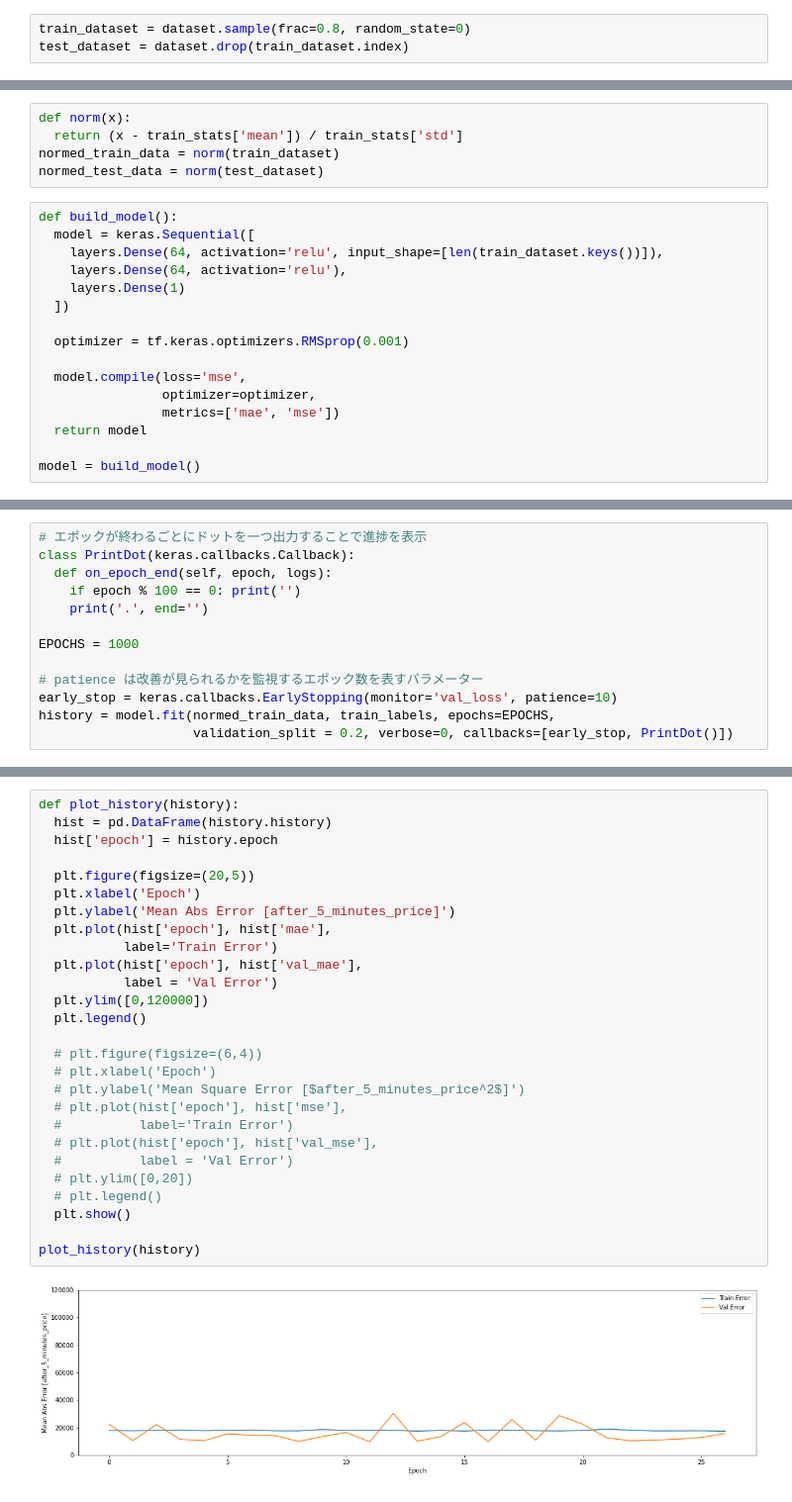
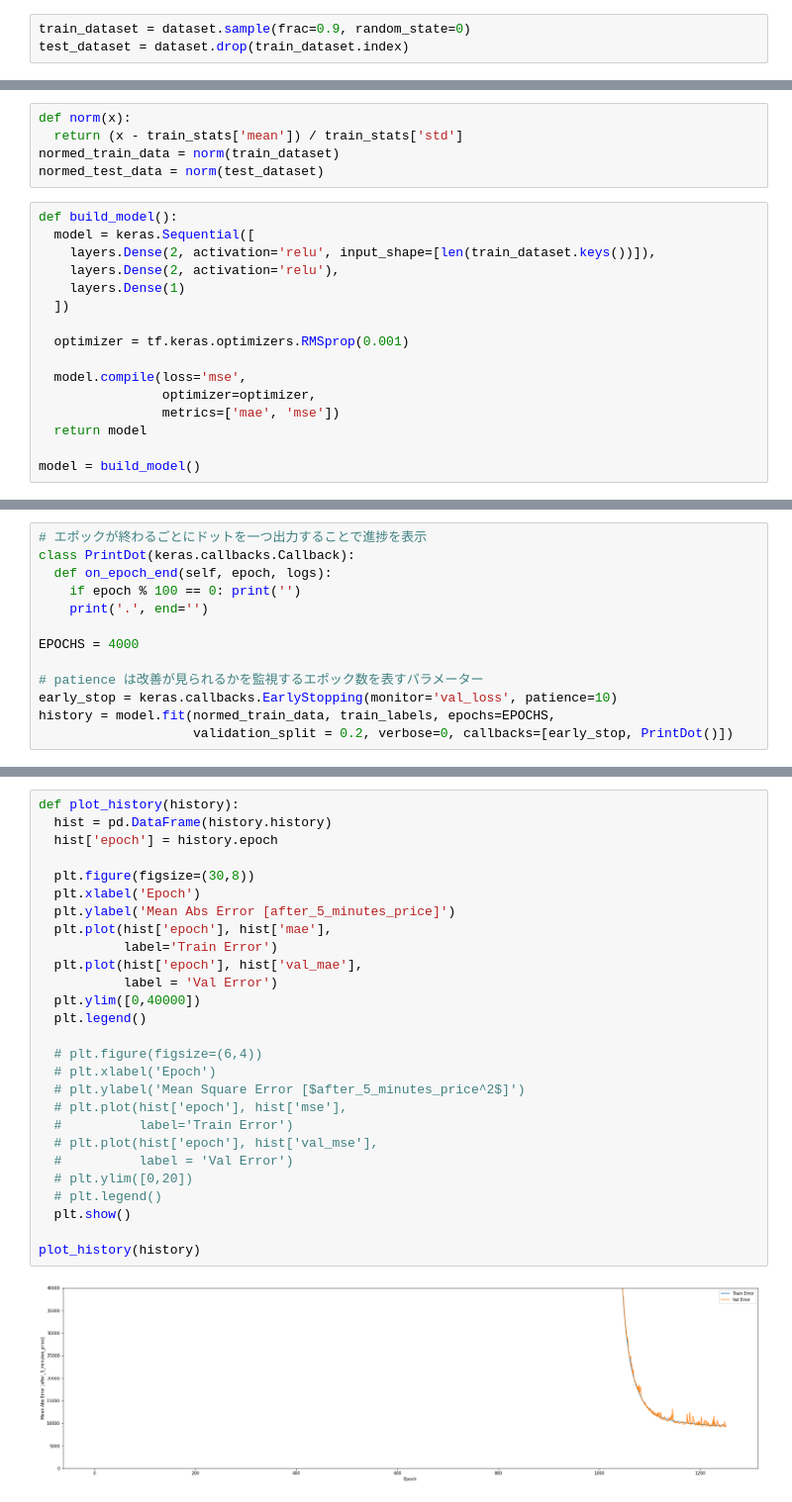
Before and after one commit to shingo8422/tensorflow-crypt-price-predict, a Jupyter notebook: use_volume/makemodel.ipynb, the cells around one changed output, grey strips where cells are left out. Shown: that part at 99% size. Cells and saved outputs as stored; diff of their text form.

```diff
--- a/use_volume/makemodel.ipynb
+++ b/use_volume/makemodel.ipynb
@@ -45,6 +45,6 @@ dataset.tail()
 5 rows × 601 columns
 # %%
-train_dataset = dataset.sample(frac=0.8, random_state=0)
+train_dataset = dataset.sample(frac=0.9, random_state=0)
 test_dataset = dataset.drop(train_dataset.index)
 # %%
 train_stats = train_dataset.describe()
@@ -76,8 +76,8 @@ normed_test_data = norm(test_dataset)
 # %%
 def build_model():
   model = keras.Sequential([
-    layers.Dense(64, activation='relu', input_shape=[len(train_dataset.keys())]),
-    layers.Dense(64, activation='relu'),
+    layers.Dense(2, activation='relu', input_shape=[len(train_dataset.keys())]),
+    layers.Dense(2, activation='relu'),
     layers.Dense(1)
   ])
 
@@ -143,7 +143,7 @@ class PrintDot(keras.callbacks.Callback):
     if epoch % 100 == 0: print('')
     print('.', end='')
 
-EPOCHS = 1000
+EPOCHS = 4000
 
 # patience は改善が見られるかを監視するエポック数を表すパラメーター
 early_stop = keras.callbacks.EarlyStopping(monitor='val_loss', patience=10)
@@ -165,32 +177,32 @@ hist.tail()
 # %%
 def plot_history(history):
   hist = pd.DataFrame(history.history)
   hist['epoch'] = history.epoch
 
-  plt.figure(figsize=(20,5))
+  plt.figure(figsize=(30,8))
   plt.xlabel('Epoch')
   plt.ylabel('Mean Abs Error [after_5_minutes_price]')
   plt.plot(hist['epoch'], hist['mae'],
            label='Train Error')
   plt.plot(hist['epoch'], hist['val_mae'],
            label = 'Val Error')
-  plt.ylim([0,120000])
+  plt.ylim([0,40000])
   plt.legend()
 
   # plt.figure(figsize=(6,4))
   # plt.xlabel('Epoch')
   # plt.ylabel('Mean Square Error [$after_5_minutes_price^2$]')
   # plt.plot(hist['epoch'], hist['mse'],
   #          label='Train Error')
   # plt.plot(hist['epoch'], hist['val_mse'],
   #          label = 'Val Error')
   # plt.ylim([0,20])
   # plt.legend()
   plt.show()
 
 plot_history(history)
 # %% [output]
-[figure, old version]
+[figure, new version]
 # %%
 loss, mae, mse = model.evaluate(normed_test_data, test_labels, verbose=2)
 
```
Also changed, not shown: parts of 10 cells of this notebook, 3 other files.
